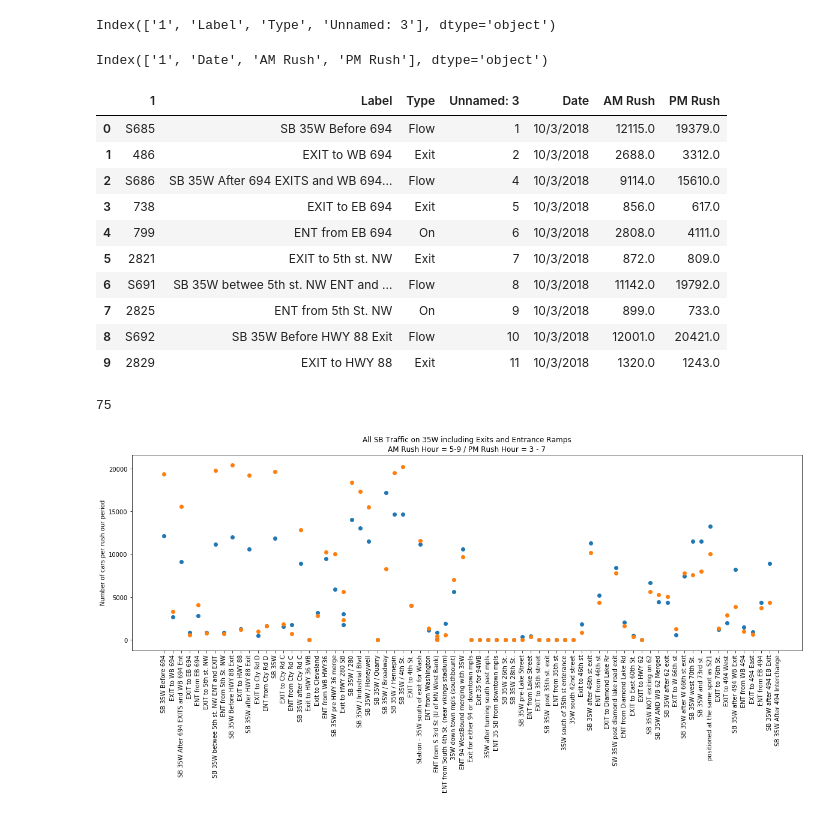
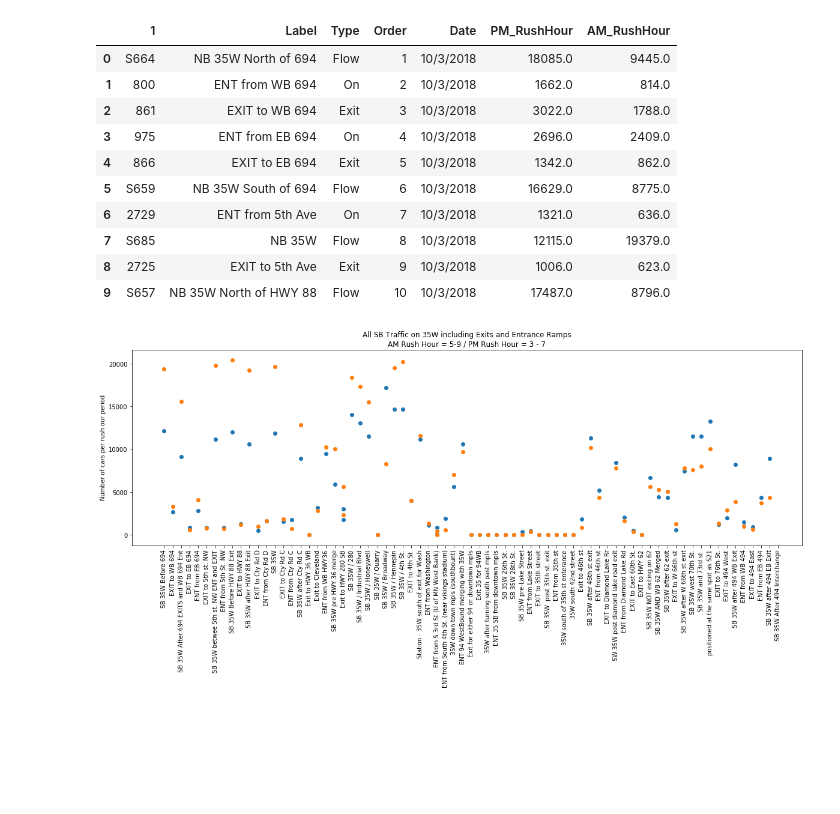
Before and after one commit to Dkreitzer/Team_streprogen_Project1, a Jupyter notebook: dk_testing_SB35W.ipynb, the cells around one changed output. Saved outputs shown, nothing was run; the diff lists cells and outputs as text; code cells hidden in the pictures; blank space fills up the shorter version.

```diff
--- a/dk_testing_SB35W.ipynb
+++ b/dk_testing_SB35W.ipynb
@@ -16,32 +4,46 @@ SensorDF.head()
-# %%
-SensorDF.columns
-# %% [output]
-Index(['1', 'Label', 'Type', 'Unnamed: 3'], dtype='object')
-# %%
-oct_data = ('Archived_Data_MNDOT/SB35W_Oct1_5_Summary.csv')
-Oct_cvs = pd.read_csv(oct_data)
-OctDF = pd.DataFrame(Oct_cvs)
-OctDF.head(10)
-OctDF.columns
-# %% [output]
-Index(['1', 'Date', 'AM Rush', 'PM Rush'], dtype='object')
-# %%
-SB_Data = pd.merge(SensorDF, OctDF, how = 'left', on = '1')
-SB_Data.head(10)
-# %% [output]
-|  | 1 | Label | Type | Unnamed: 3 | Date | AM Rush | PM Rush |
-| 0 | S685 | SB 35W Before 694 | Flow | 1 | 10/3/2018 | 12115.0 | 19379.0 |
-| 1 | 486 | EXIT to WB 694 | Exit | 2 | 10/3/2018 | 2688.0 | 3312.0 |
-| 2 | S686 | SB 35W After 694 EXITS and WB 694... | Flow | 4 | 10/3/2018 | 9114.0 | 15610.0 |
-| 3 | 738 | EXIT to EB 694 | Exit | 5 | 10/3/2018 | 856.0 | 617.0 |
-| 4 | 799 | ENT from EB 694 | On | 6 | 10/3/2018 | 2808.0 | 4111.0 |
-| 5 | 2821 | EXIT to 5th st. NW | Exit | 7 | 10/3/2018 | 872.0 | 809.0 |
-| 6 | S691 | SB 35W betwee 5th st. NW ENT and ... | Flow | 8 | 10/3/2018 | 11142.0 | 19792.0 |
-| 7 | 2825 | ENT from 5th St. NW | On | 9 | 10/3/2018 | 899.0 | 733.0 |
-| 8 | S692 | SB 35W Before HWY 88 Exit | Flow | 10 | 10/3/2018 | 12001.0 | 20421.0 |
-| 9 | 2829 | EXIT to HWY 88 | Exit | 11 | 10/3/2018 | 1320.0 | 1243.0 |
-# %%
-len(SB_Data)
-# %% [output]
-75
+# %%
+###########################
+# Read CSV Files
+
+# Sensor names, labels for SB 35W from 694 to 494
+sensor_list = 'Archived_Data_MNDOT/SB35W_Sensor_Names_capS.csv'
+SensorList = pd.read_csv(sensor_list)
+SensorDF = pd.DataFrame(SensorList)
+
+# Oct_data from a single day showing SB 35W Traffic
+oct_data = ('Archived_Data_MNDOT/SB35W_Oct1_5_Summary.csv')
+Oct_cvs = pd.read_csv(oct_data)
+OctDF = pd.DataFrame(Oct_cvs)
+
+#Sensor names, labels for NB 35W from 494 to 694
+nbsensor_list = 'Archived_Data_MNDOT/NB35W_Sensor_Names.csv'
+nbSensorList = pd.read_csv(nbsensor_list)
+NBSensorDF = pd.DataFrame(nbSensorList)
+
+# Oct_data from a single day showing NB 35W Traffic
+nboct_data = 'Archived_Data_MNDOT/NB35W10_3_18SUMS.csv'
+nboct_csv = pd.read_csv(nboct_data)
+NBOctDF = pd.DataFrame(nboct_csv)
+# %%
+########################
+# Merge CSV Files to create South Bound 35W Data (SB_Data)
+
+#Merged SB 35W Data and Labels
+SB_Data = pd.merge(SensorDF, OctDF, how = 'left', on = '1')
+
+#Merged NB 35W Data and Labels
+NB_Data = pd.merge(NBSensorDF, NBOctDF, how = 'left', on = '1')
+NB_Data.head(10)
+# %% [output]
+|  | 1 | Label | Type | Order | Date | PM_RushHour | AM_RushHour |
+| 0 | S664 | NB 35W North of 694 | Flow | 1 | 10/3/2018 | 18085.0 | 9445.0 |
+| 1 | 800 | ENT from WB 694 | On | 2 | 10/3/2018 | 1662.0 | 814.0 |
+| 2 | 861 | EXIT to WB 694 | Exit | 3 | 10/3/2018 | 3022.0 | 1788.0 |
+| 3 | 975 | ENT from EB 694 | On | 4 | 10/3/2018 | 2696.0 | 2409.0 |
+| 4 | 866 | EXIT to EB 694 | Exit | 5 | 10/3/2018 | 1342.0 | 862.0 |
+| 5 | S659 | NB 35W South of 694 | Flow | 6 | 10/3/2018 | 16629.0 | 8775.0 |
+| 6 | 2729 | ENT from 5th Ave | On | 7 | 10/3/2018 | 1321.0 | 636.0 |
+| 7 | S685 | NB 35W | Flow | 8 | 10/3/2018 | 12115.0 | 19379.0 |
+| 8 | 2725 | EXIT to 5th Ave | Exit | 9 | 10/3/2018 | 1006.0 | 623.0 |
+| 9 | S657 | NB 35W North of HWY 88 | Flow | 10 | 10/3/2018 | 17487.0 | 8796.0 |
 # %%
```
Also changed, not shown: parts of 5 cells of this notebook, 3 other files.
